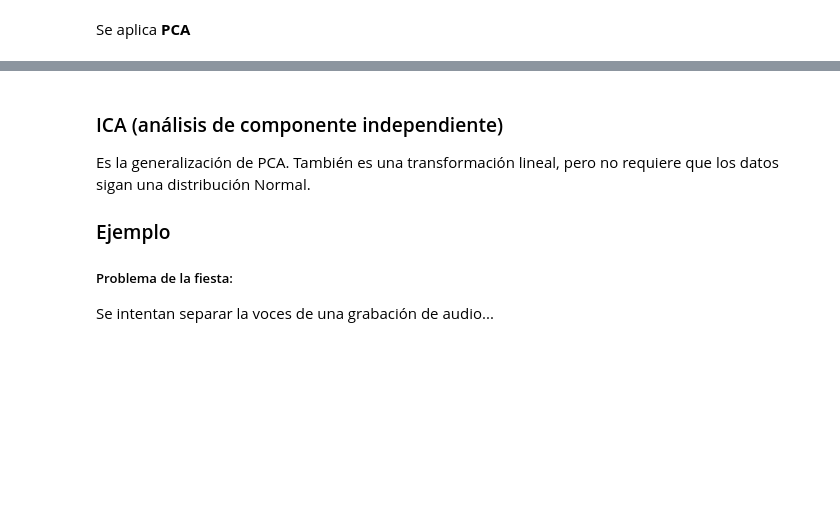
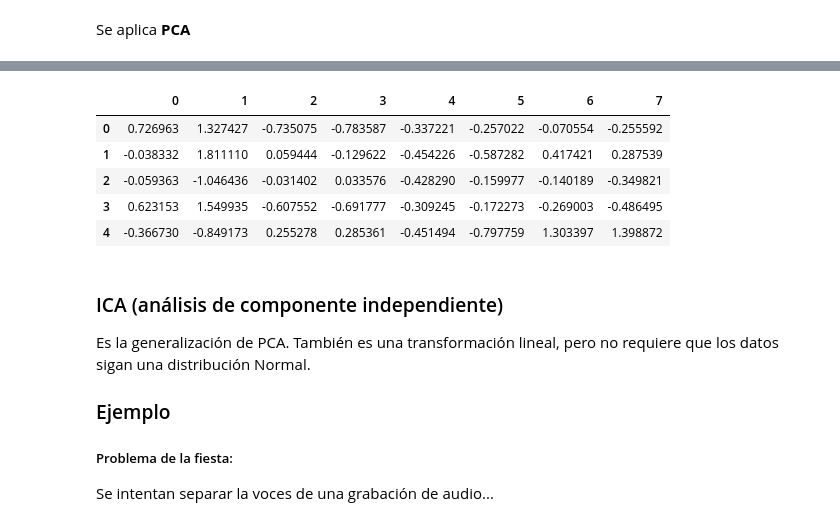
Before and after one commit to YonatanRA/ds_tb_part_21_09, a Jupyter notebook: 02-Data_Analysis/8.10 - Reduccion de dimensiones.ipynb, the cells around one changed output, grey strips where cells are left out. Cells and saved outputs as stored; diff of their text form; code cells hidden in the pictures; blank space fills up the shorter version.

```diff
--- a/02-Data_Analysis/8.10 - Reduccion de dimensiones.ipynb
+++ b/02-Data_Analysis/8.10 - Reduccion de dimensiones.ipynb
@@ -93,0 +187,6 @@ Se aplica **PCA**
+# %%
+pca=PCA(n_components=4)
+
+df=pd.DataFrame(pca.fit_transform(data))
+
+df.head()
@@ -94,3 +209,12 @@ Se aplica **PCA**
+# %%
+pd.DataFrame(pca.inverse_transform(df)).head()   # proceso inverso de pca
+# %% [output]
+|  | 0 | 1 | 2 | 3 | 4 | 5 | 6 | 7 |
+| 0 | 0.726963 | 1.327427 | -0.735075 | -0.783587 | -0.337221 | -0.257022 | -0.070554 | -0.255592 |
+| 1 | -0.038332 | 1.811110 | 0.059444 | -0.129622 | -0.454226 | -0.587282 | 0.417421 | 0.287539 |
+| 2 | -0.059363 | -1.046436 | -0.031402 | 0.033576 | -0.428290 | -0.159977 | -0.140189 | -0.349821 |
+| 3 | 0.623153 | 1.549935 | -0.607552 | -0.691777 | -0.309245 | -0.172273 | -0.269003 | -0.486495 |
+| 4 | -0.366730 | -0.849173 | 0.255278 | 0.285361 | -0.451494 | -0.797759 | 1.303397 | 1.398872 |
 # %% [markdown]
 ### ICA (análisis de componente independiente)
 
```
Also changed, not shown: parts of 12 cells of this notebook.
